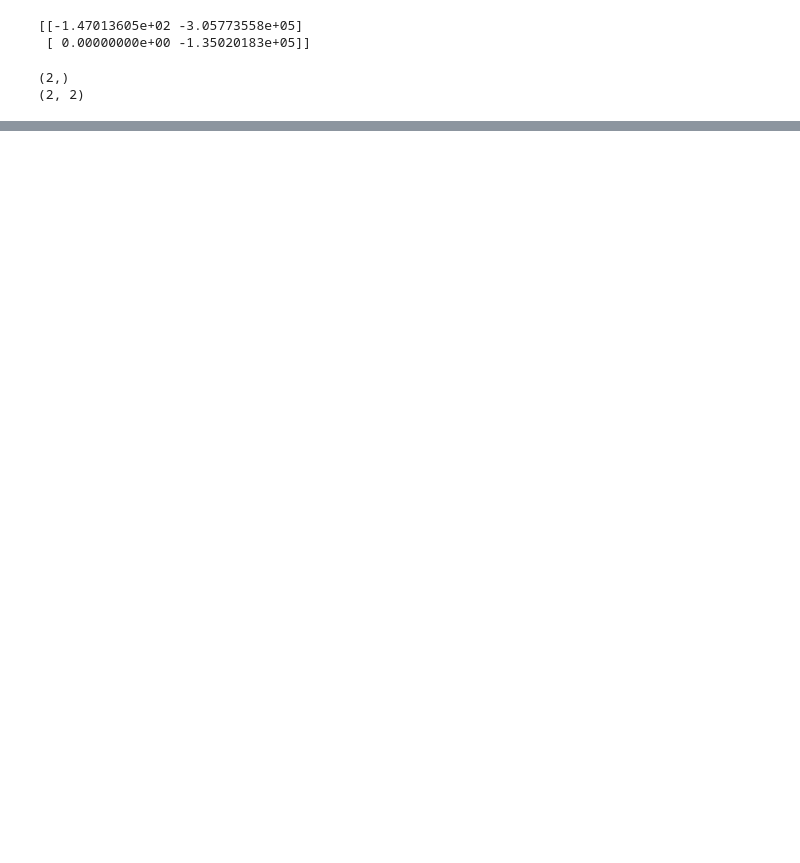
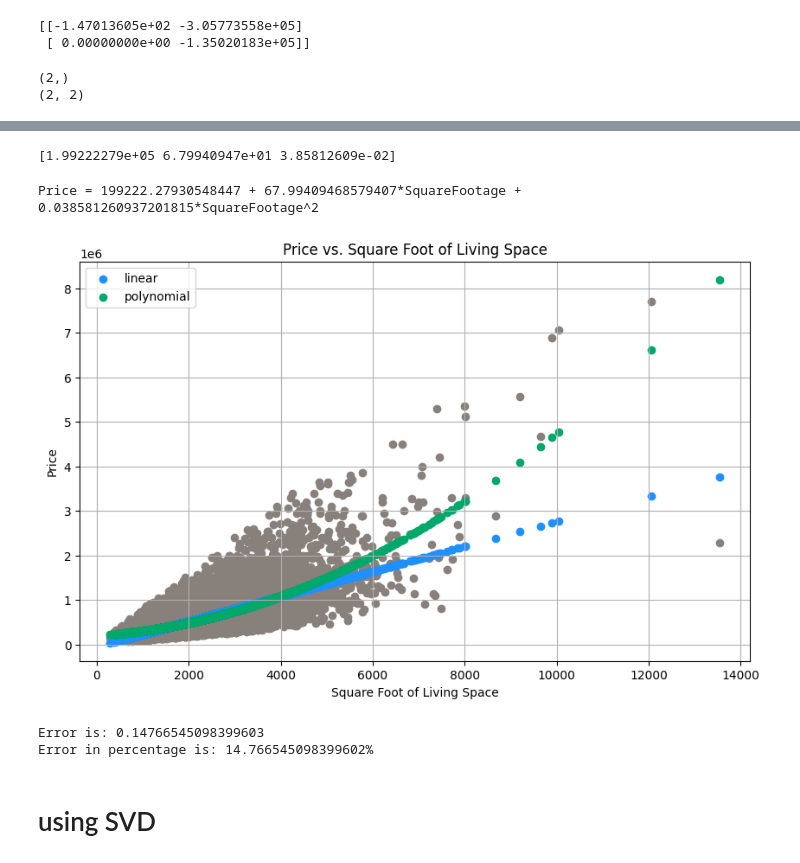
Before and after one commit to AbdulrhmanKhormi/math-project, a Jupyter notebook: main.ipynb, the cells around one changed output, grey strips where cells are left out. Drawn from its saved outputs; the diff is of its cells as text; code cells hidden in the pictures; blank space fills up the shorter version.

```diff
--- a/main.ipynb
+++ b/main.ipynb
@@ -268,0 +221,6 @@ Error in percentage is: 14.766545098399602%
+# %%
+# Solve for the polynomial coefficients
+coefficients_2 = backward_substitution(R, b)
+print(coefficients_2)
+# %% [output]
+[1.99222279e+05 6.79940947e+01 3.85812609e-02]
@@ -268,0 +232,33 @@ Error in percentage is: 14.766545098399602%
+# %%
+# Update the string representation of the polynomial
+polynomial_str = f'Price = {coefficients_2[0]} + {coefficients_2[1]}*SquareFootage + {coefficients_2[2]}*SquareFootage^2'
+print(polynomial_str)
+# %% [output]
+Price = 199222.27930548447 + 67.99409468579407*SquareFootage + 0.038581260937201815*SquareFootage^2
+# %%
+plt.figure(figsize=(10, 6))
+plt.scatter(sqft_living, price, color='#88807B', linewidth=1)
+plt.scatter(sqft_living, polynomial(sqft_living, coefficients), color='dodgerblue', linewidth=1, label='linear')
+plt.scatter(t, np.dot(A_2, coefficients_2), color='#00A86B', linewidth=1, label='polynomial')
+plt.legend(loc='upper left')
+plt.title("Price vs. Square Foot of Living Space")
+plt.xlabel("Square Foot of Living Space")
+plt.ylabel("Price")
+plt.grid(True)
+plt.show()
+# %% [output]
+[figure, added]
+# %%
+# find the error for second order polynomial
+def error(y, y_hat):
+    return np.linalg.norm(y - y_hat)**2 / np.linalg.norm(y)**2
+
+error = error(price, polynomial_2(sqft_living, t_squared, coefficients_2))
+print(f"Error is: {error}")
+# present the error in percentage
+print(f"Error in percentage is: {error * 100}%")
+# %% [output]
+Error is: 0.14766545098399603
+Error in percentage is: 14.766545098399602%
+# %% [markdown]
+# using SVD
```
Also changed, not shown: parts of 35 cells of this notebook.
